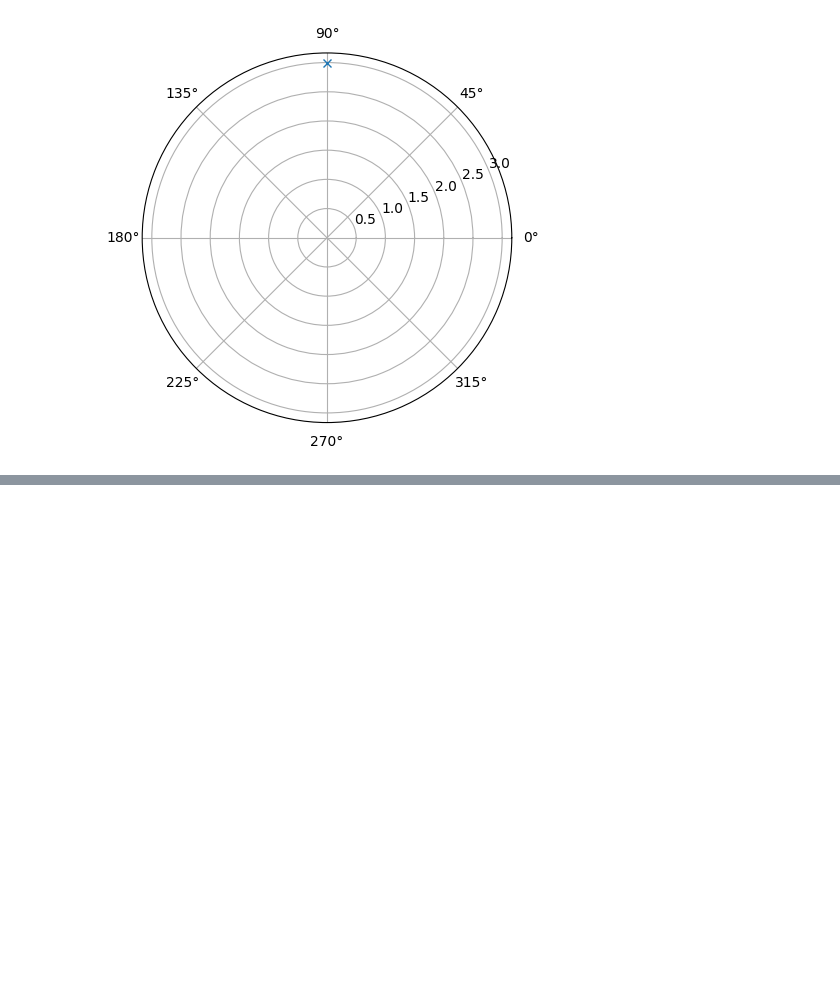
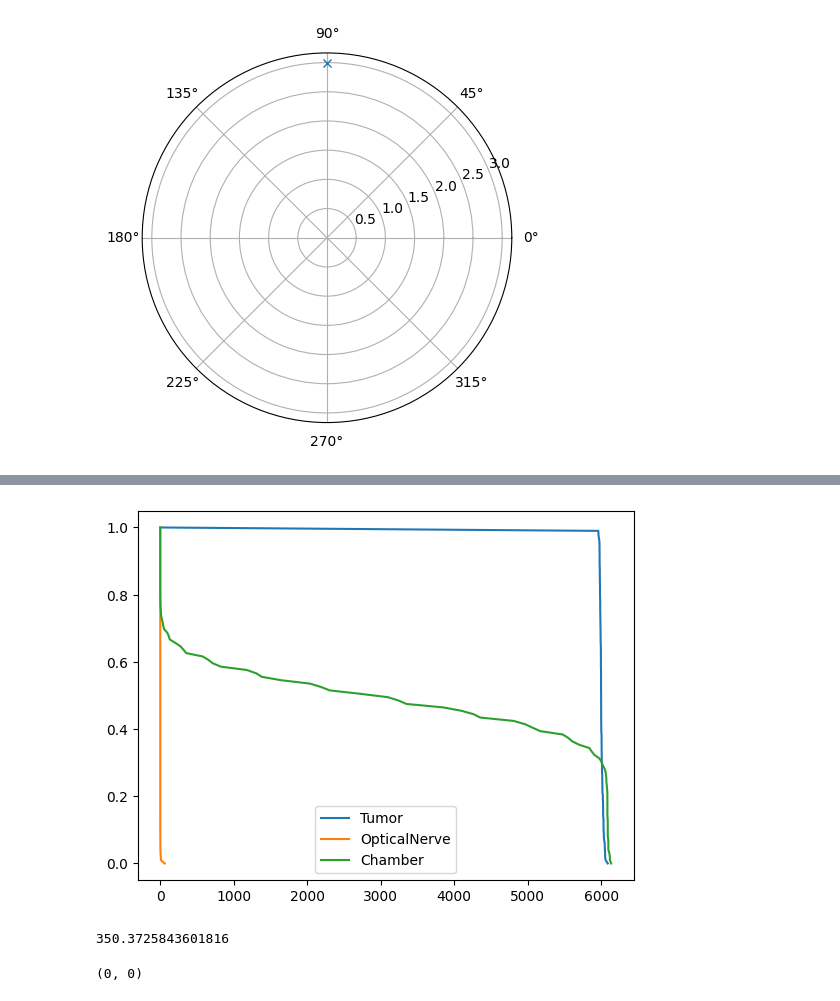
Before and after one commit to frtzkrz/GazeOptimizer, a Jupyter notebook: test.ipynb, the cells around one changed output, grey strips where cells are left out. Cells and saved outputs as stored; diff of their text form; code cells hidden in the pictures; blank space fills up the shorter version.

Commit message:
update code to hdf5 instead of csv, add dvh routines and plotting

```diff
--- a/test.ipynb
+++ b/test.ipynb
@@ -47,0 +114,26 @@ plt.show()
+# %%
+with h5py.File('results/test.h5', "r") as f:
+    roi = 'OpticalNerve'
+]
+    gaze_angles = f['gaze_angles']['']
+# %%
+with h5py.File('results/test.h5', "r") as f:
+    rois = ['Tumor', 'OpticalNerve', 'Chamber']
+    for roi in rois:
+        dvh_roi = f['gaze_angles']['(0, 0)'][roi][:]
+        #print(dvh_roi)
+        plt.plot(dvh_roi,np.linspace(0, 1, 100), label=roi);
+    plt.legend()
+    plt.show()
+# %% [output]
+[figure, added]
+# %%
+angle_key = '25_110'
+with h5py.File('results/test.h5', "r") as f:
+    print(f['gaze_angles'][angle_key].attrs['volume_term'])
+# %% [output]
+350.3725843601816
+# %%
+tuple(a)
+# %% [output]
+(0, 0)
```
Also changed, not shown: parts of 4 cells of this notebook, 27 other files.
